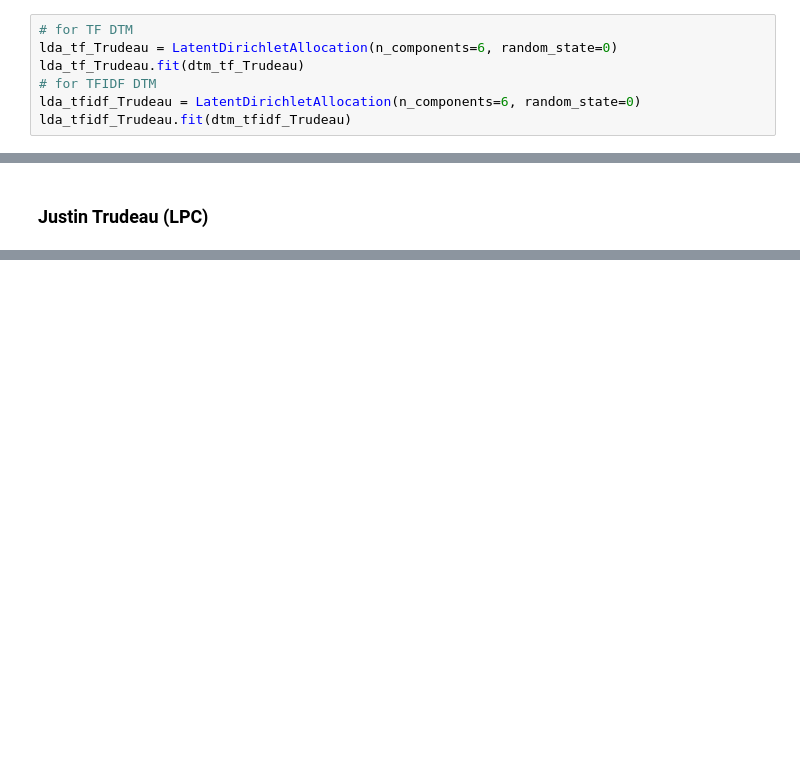
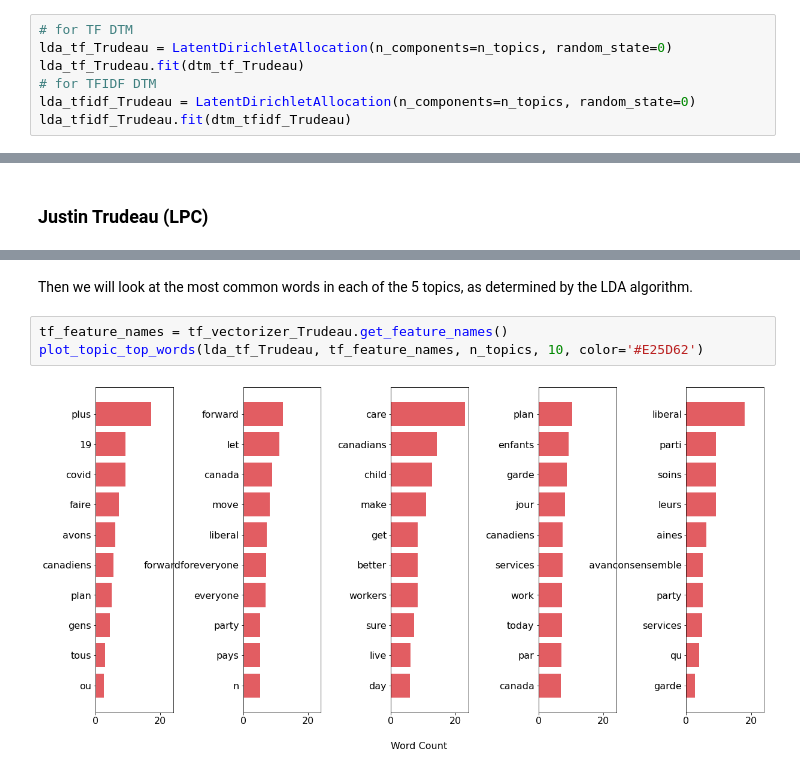
Before and after one commit to djdvorak/Data-Analysis-Projects, a Jupyter notebook: NLP_Demo_Political_Tweets/Tweet Analysis - Cdn Election 2021.ipynb, the cells around one changed output, grey strips where cells are left out. Cells and saved outputs as stored; diff of their text form; blank space fills up the shorter version.

```diff
--- a/NLP_Demo_Political_Tweets/Tweet Analysis - Cdn Election 2021.ipynb
+++ b/NLP_Demo_Political_Tweets/Tweet Analysis - Cdn Election 2021.ipynb
@@ -152,8 +154,8 @@ LatentDirichletAllocation(n_components=6, random_state=0)
 # %%
 # for TF DTM
-lda_tf_Trudeau = LatentDirichletAllocation(n_components=6, random_state=0)
+lda_tf_Trudeau = LatentDirichletAllocation(n_components=n_topics, random_state=0)
 lda_tf_Trudeau.fit(dtm_tf_Trudeau)
 # for TFIDF DTM
-lda_tfidf_Trudeau = LatentDirichletAllocation(n_components=6, random_state=0)
+lda_tfidf_Trudeau = LatentDirichletAllocation(n_components=n_topics, random_state=0)
 lda_tfidf_Trudeau.fit(dtm_tfidf_Trudeau)
 # %% [output]
@@ -285,3 +313,10 @@ plt.savefig(timestamp + "_Justin_Trudeau_Tweets.png", dpi=300)
 plt.show()
 # %% [output]
 [figure]
+# %% [markdown]
+Then we will look at the most common words in each of the 5 topics, as determined by the LDA algorithm.
+# %%
+tf_feature_names = tf_vectorizer_Trudeau.get_feature_names()
+plot_topic_top_words(lda_tf_Trudeau, tf_feature_names, n_topics, 10, color='#E25D62')
+# %% [output]
+[figure, added]
```
Also changed, not shown: parts of 14 cells of this notebook, 6 other files.
